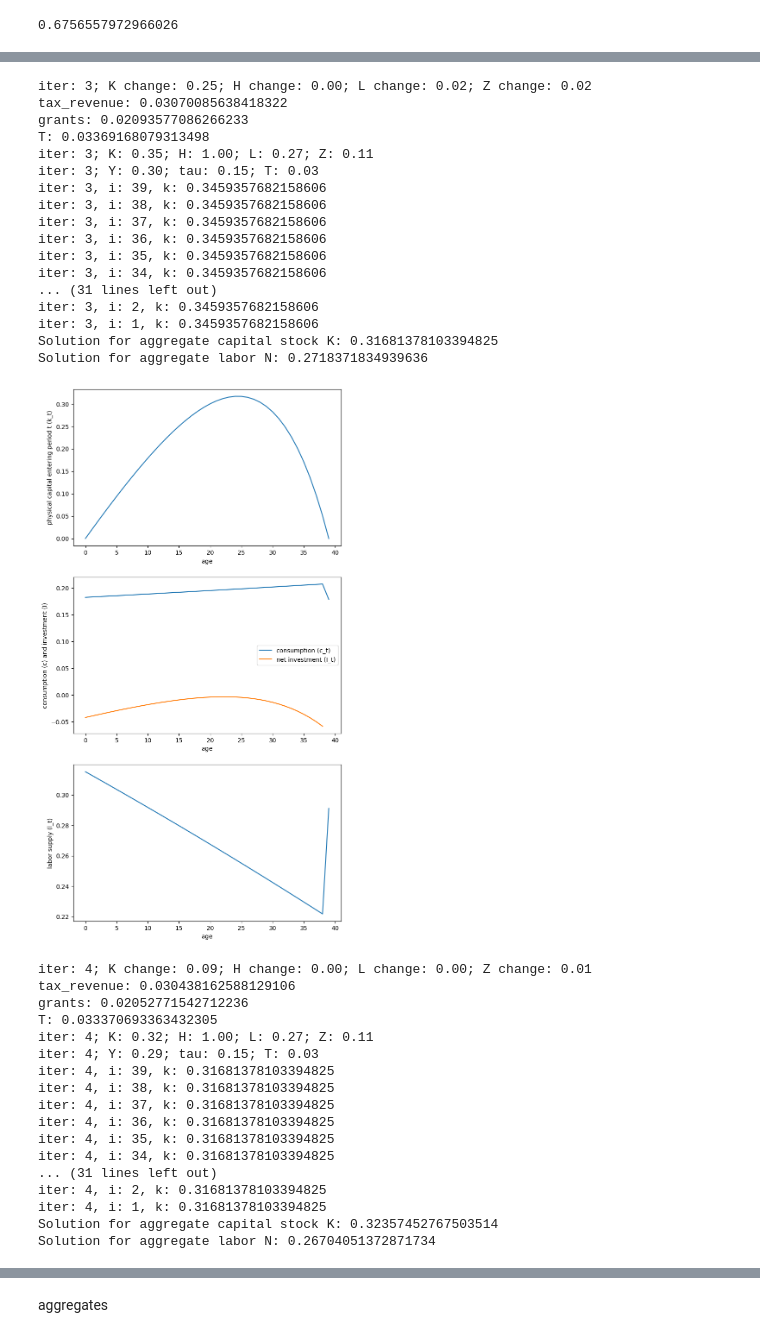
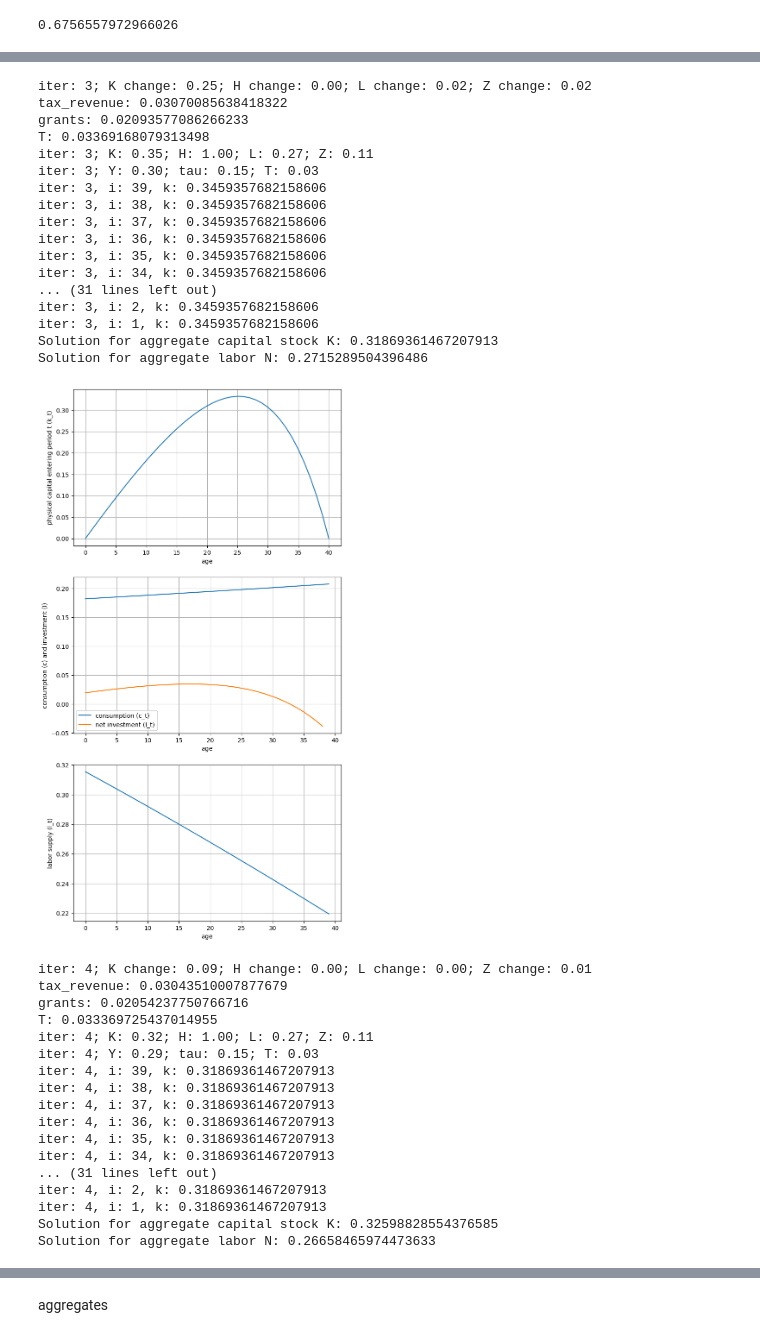
Before and after one commit to mpham8/macro-debtrelief-humancapital, a Jupyter notebook: hc-olg-model/ss_run2_nfoc.ipynb, the cells around one changed output, grey strips where cells are left out. Drawn from its saved outputs; the diff is of its cells as text; code cells hidden in the pictures.

Commit message:
working final period

```diff
--- a/hc-olg-model/ss_run2_nfoc.ipynb
+++ b/hc-olg-model/ss_run2_nfoc.ipynb
@@ -300,10 +300,11 @@ while iteration < max_iters - 1 and K_diff > tolerance:
   for i in range(na):
     l_optimal_array[i, periods - 1] = labor_foc(k = 0, k_prev = k_grid[i], h = h, w = w, r = r, tau = tau, T = T) #ADDnfoc
     final_period_assets = (1-tau)*w*h*l_optimal_array[i, periods - 1] + (1+r)*k_grid[i] - tau*r*max(k_grid[i], 0) + T
-    #ADDnfoc change ordering
-    value_array[i, periods - 1] = utility(final_period_assets, l)
+    #ADDnfoc change ordering, and l
+    value_array[i, periods - 1] = utility(final_period_assets, l_optimal_array[i, periods - 1])
     c_optimal_array[i, periods - 1] = final_period_assets
     h_optimal_array[i, periods - 1] = h
+    k_optimal_array[i, periods - 1] = 0
 
 
   #compute policy function
@@ -420,7 +421,7 @@ while iteration < max_iters - 1 and K_diff > tolerance:
 
 
 
-  k_gen = np.zeros(periods)
+  k_gen = np.zeros(periods + 1)
   l_gen = np.zeros(periods)
   c_gen = np.zeros(periods)
   h_gen = np.zeros(periods)
@@ -428,10 +429,14 @@ while iteration < max_iters - 1 and K_diff > tolerance:
 
   k_gen[0] = k_start
 
-  for q in range(periods-1):
+  for q in range(periods):
     a_polate = interpolate.interp1d(k_grid, k_optimal_array[:,q], kind='cubic', fill_value='extrapolate') #interpolator which lines up k_grid with value_array row i
 
-    k_gen[q+1] = a_polate(k_gen[q])
+    #ADDnfoc
+    if q != periods:
+      k_gen[q+1] = a_polate(k_gen[q])
+    else:
+      k_gen[q+1] =0
 
     #ADDnfoc
     l_gen[q] = labor_foc(k = k_gen[q+1], k_prev = k_gen[q], h = h, w = w, r = r, tau = tau, T = T)
@@ -443,9 +448,8 @@ while iteration < max_iters - 1 and K_diff > tolerance:
 
     #ADDnfoc
     c_gen[q] = consumption(k_prev=k_gen[q], k=k_gen[q+1], h=h, l=l_gen[q], w=w, r=r, tau=tau, T=T)
-
-    i_gen[q] = -c_gen[q] + (1-tau)*w*h*l + (r+delta)*k_gen[q] - tau*(r+delta)*max(k_gen[q], 0) + T
-
+    i_gen[q] = -c_gen[q] + (1-tau)*w*h*l_gen[q] + (r+delta)*k_gen[q] - tau*(r+delta)*max(k_gen[q], 0) + T
+    #hm for last period must be thinking enter with no capital for the l to be that high
 
   #ADDnfoc
   # l_gen[periods-1] = labor_foc(k = 0, k_prev = k_gen[periods-1], h = h, w = w, r = r, tau = tau, T = T) #ADDnfoc
@@ -465,7 +469,7 @@ while iteration < max_iters - 1 and K_diff > tolerance:
 
   Z_bar = (1-delta)*Z_old + (1-sigma_bar)*Iz
 
-  final_period_assets = (1-tau)*w*H_bar*L_bar + (1+r)*k_gen[periods-1] - tau*r*max(k_gen[periods-1], 0) + T
+  final_period_assets = (1-tau)*w*H_bar*l_gen[periods-1] + (1+r)*k_gen[periods-1] - tau*r*max(k_gen[periods-1], 0) + T
   c_gen[periods-1] = final_period_assets
 
   print("Solution for aggregate capital stock K: " + str(K_bar))
@@ -476,16 +480,20 @@ while iteration < max_iters - 1 and K_diff > tolerance:
   axes[0].set_xlabel('age')
   axes[0].set_ylabel('physical capital entering period t (k_t)')
   axes[0].plot(k_gen)
+  axes[0].grid(True)
+
   axes[1].set_xlabel('age')
   axes[1].set_ylabel('consumption (c) and investment (I)')
   axes[1].plot(c_gen, label='consumption (c_t)')
   axes[1].plot(i_gen[:-1], label='net investment (I_t)')
   axes[1].legend()
+  axes[1].grid(True)
 
   #ADDnfoc
   axes[2].set_xlabel('age')
   axes[2].set_ylabel('labor supply (l_t)')
   axes[2].plot(l_gen)
+  axes[2].grid(True)
   plt.show()
 
 
@@ -548,35 +556,35 @@ Solution for aggregate labor N: 0.2722858809549166
 iter: 3; K change: 0.25; H change: 0.00; L change: 0.02; Z change: 0.02
 tax_revenue: 0.03070085638418322
 grants: 0.02093577086266233
 T: 0.03369168079313498
 iter: 3; K: 0.35; H: 1.00; L: 0.27; Z: 0.11
 iter: 3; Y: 0.30; tau: 0.15; T: 0.03
 iter: 3, i: 39, k: 0.3459357682158606
 iter: 3, i: 38, k: 0.3459357682158606
 iter: 3, i: 37, k: 0.3459357682158606
 iter: 3, i: 36, k: 0.3459357682158606
 iter: 3, i: 35, k: 0.3459357682158606
 iter: 3, i: 34, k: 0.3459357682158606
 ... (31 lines left out)
 iter: 3, i: 2, k: 0.3459357682158606
 iter: 3, i: 1, k: 0.3459357682158606
-Solution for aggregate capital stock K: 0.31681378103394825
-Solution for aggregate labor N: 0.2718371834939636
+Solution for aggregate capital stock K: 0.31869361467207913
+Solution for aggregate labor N: 0.2715289504396486
-[figure, old version]
+[figure, new version]
 iter: 4; K change: 0.09; H change: 0.00; L change: 0.00; Z change: 0.01
-tax_revenue: 0.030438162588129106
-grants: 0.02052771542712236
-T: 0.033370693363432305
+tax_revenue: 0.03043510007877679
+grants: 0.02054237750766716
+T: 0.033369725437014955
 iter: 4; K: 0.32; H: 1.00; L: 0.27; Z: 0.11
 iter: 4; Y: 0.29; tau: 0.15; T: 0.03
-iter: 4, i: 39, k: 0.31681378103394825
-iter: 4, i: 38, k: 0.31681378103394825
-iter: 4, i: 37, k: 0.31681378103394825
-iter: 4, i: 36, k: 0.31681378103394825
-iter: 4, i: 35, k: 0.31681378103394825
-iter: 4, i: 34, k: 0.31681378103394825
+iter: 4, i: 39, k: 0.31869361467207913
+iter: 4, i: 38, k: 0.31869361467207913
+iter: 4, i: 37, k: 0.31869361467207913
+iter: 4, i: 36, k: 0.31869361467207913
+iter: 4, i: 35, k: 0.31869361467207913
+iter: 4, i: 34, k: 0.31869361467207913
 ... (31 lines left out)
-iter: 4, i: 2, k: 0.31681378103394825
-iter: 4, i: 1, k: 0.31681378103394825
-Solution for aggregate capital stock K: 0.32357452767503514
-Solution for aggregate labor N: 0.26704051372871734
+iter: 4, i: 2, k: 0.31869361467207913
+iter: 4, i: 1, k: 0.31869361467207913
+Solution for aggregate capital stock K: 0.32598828554376585
+Solution for aggregate labor N: 0.26658465974473633
```
Also changed, not shown: parts of 2 cells of this notebook.
